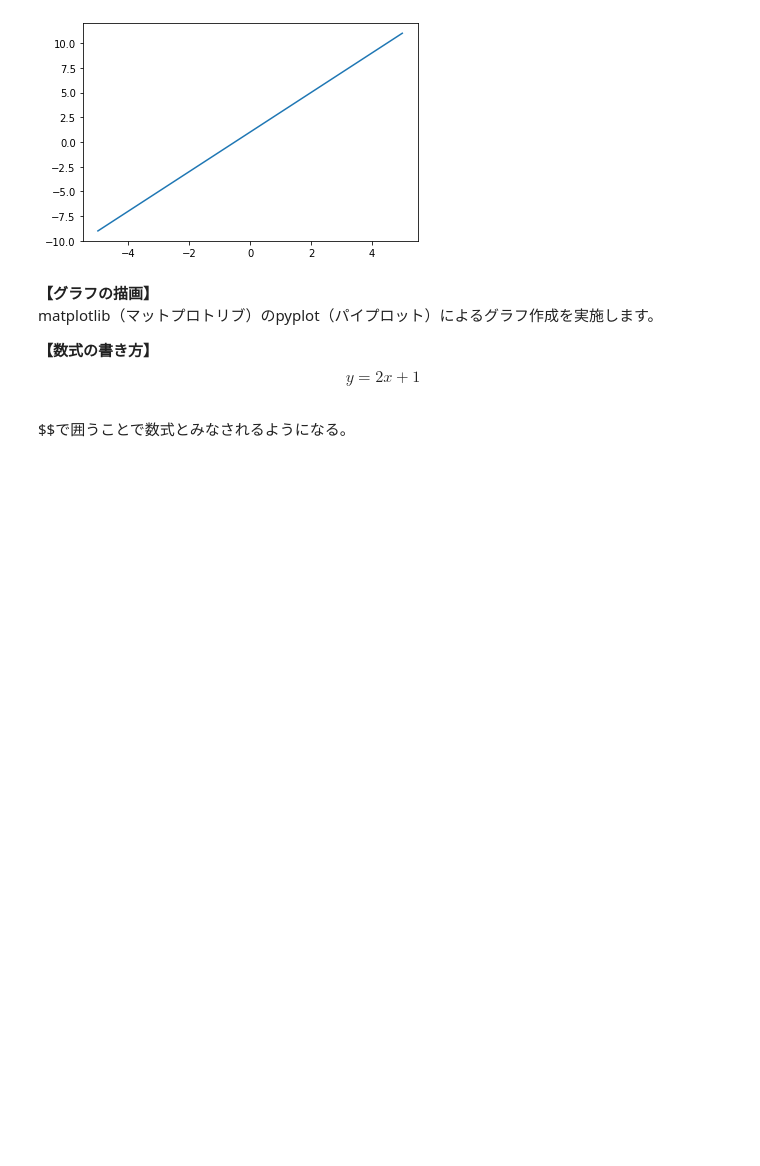
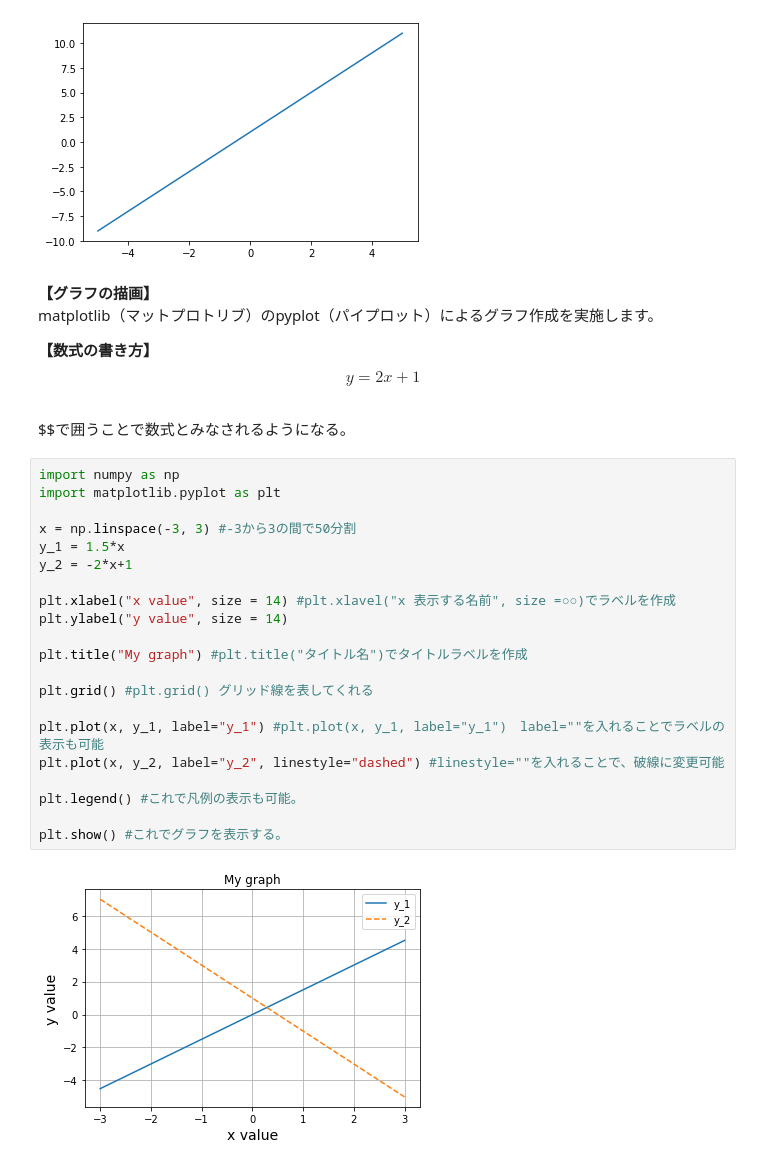
Before and after one commit to RYOTA2528/PythonPractivce-on-AWS, a Jupyter notebook: PythonPractice2.ipynb, the cells around one changed output. Cells and saved outputs as stored; diff of their text form; blank space fills up the shorter version.

```diff
--- a/PythonPractice2.ipynb
+++ b/PythonPractice2.ipynb
@@ -68,3 +68,26 @@ matplotlib（マットプロトリブ）のpyplot（パイプロット）によ
 **【数式の書き方】**
 $$y=2x+1$$
 $$で囲うことで数式とみなされるようになる。
+# %%
+import numpy as np
+import matplotlib.pyplot as plt
+
+x = np.linspace(-3, 3) #-3から3の間で50分割
+y_1 = 1.5*x
+y_2 = -2*x+1
+
+plt.xlabel("x value", size = 14) #plt.xlavel("x 表示する名前", size =○○)でラベルを作成
+plt.ylabel("y value", size = 14)
+
+plt.title("My graph") #plt.title("タイトル名")でタイトルラベルを作成
+
+plt.grid() #plt.grid() グリッド線を表してくれる
+
+plt.plot(x, y_1, label="y_1") #plt.plot(x, y_1, label="y_1")　label=""を入れることでラベルの表示も可能
+plt.plot(x, y_2, label="y_2", linestyle="dashed") #linestyle=""を入れることで、破線に変更可能
+
+plt.legend() #これで凡例の表示も可能。
+
+plt.show() #これでグラフを表示する。
+# %% [output]
+[figure, added]
```
Also changed, not shown: parts of 2 cells of this notebook.
